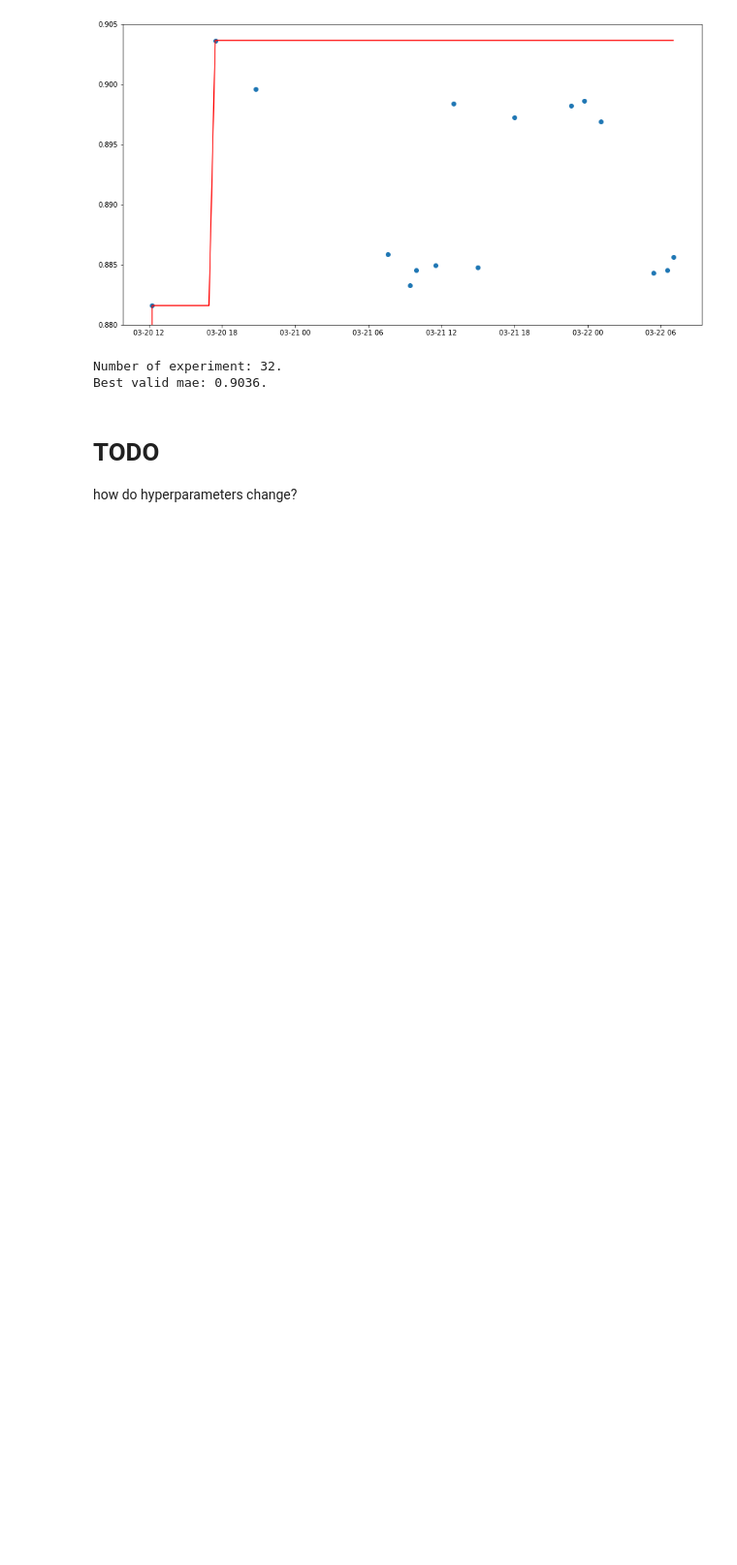
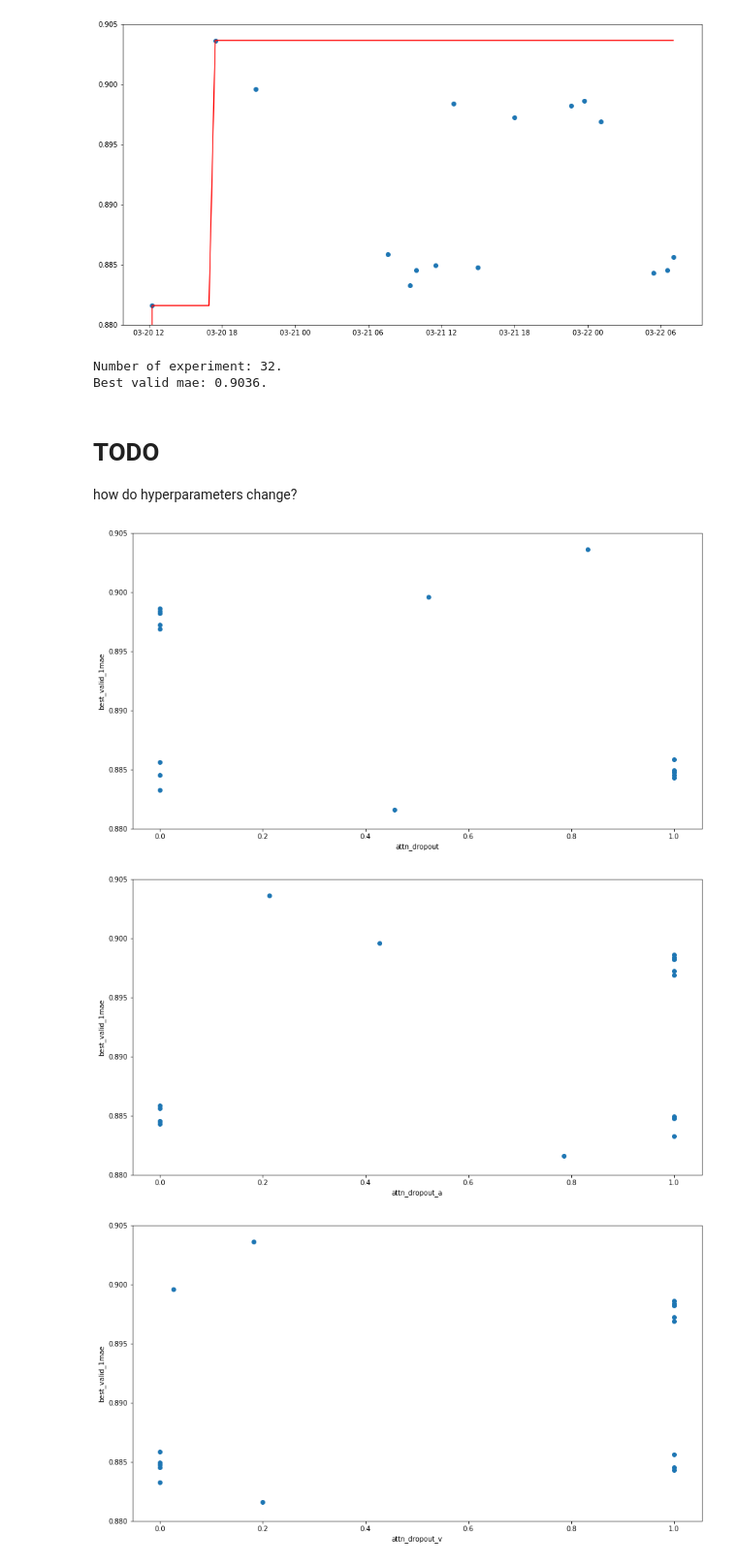
Before and after one commit to ab-transformer/transformer, a Jupyter notebook: hyperopt_optimize_result.ipynb, the cells around one changed output. Shown at 97% size. Drawn from its saved outputs; the diff is of its cells as text; code cells hidden in the pictures; blank space fills up the shorter version.

```diff
--- a/hyperopt_optimize_result.ipynb
+++ b/hyperopt_optimize_result.ipynb
@@ -87,0 +88,35 @@ how do hyperparameters change?
+# %%
+hparams = []
+for k, df in all_dfs.items():
+    f = Path('logs') / 'csv' / k / 'version_0' / 'hparams.yaml'
+    hparams.append(load_hparams_from_yaml(f))
+# %%
+summary = []
+for hp, mae, dt, dt_stamp in zip(hparams, maes, dts, dt_stamps):
+    combined = hp
+    combined['best_valid_1mae'] = mae
+    combined['dt'] = dt
+    combined['dt_stamp'] = dt_stamp
+    summary.append(combined)
+# %%
+summary = pd.DataFrame(summary)
+# %%
+hparam = 'project_dim'
+for hparam in ["attn_dropout","attn_dropout_a","attn_dropout_v","embed_dropout","out_dropout","relu_dropout","res_dropout","layers","num_heads","lr","project_dim"]:
+    if hparam == 'lr':
+        plt.scatter(np.log10(summary[hparam]), summary['best_valid_1mae'])
+        plt.xlabel('log10 lr')
+    else:
+        plt.scatter(summary[hparam], summary['best_valid_1mae'])
+        plt.xlabel(hparam)
+    plt.ylabel('best_valid_1mae')
+    plt.ylim(0.88, 0.905)
+    plt.show()
+# plt.scatter(summary['dt_stamp'], summary[hparam])
+# plt.xlabel('time')
+# plt.ylabel(hparam)
+# plt.show()
+# %% [output]
+[figure, added]
+[figure, added]
+[figure, added]
```
Also changed, not shown: parts of 3 cells of this notebook, 10 other files.
